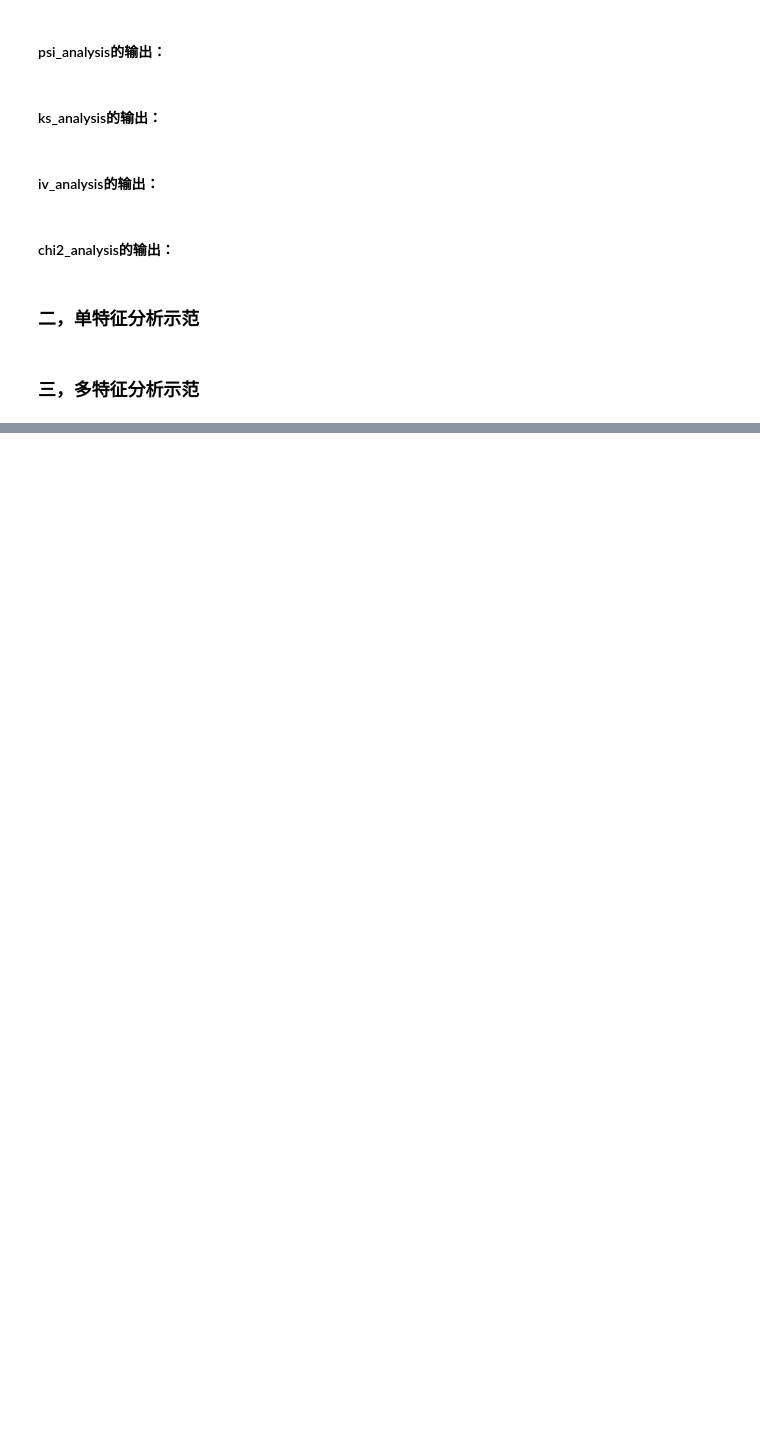
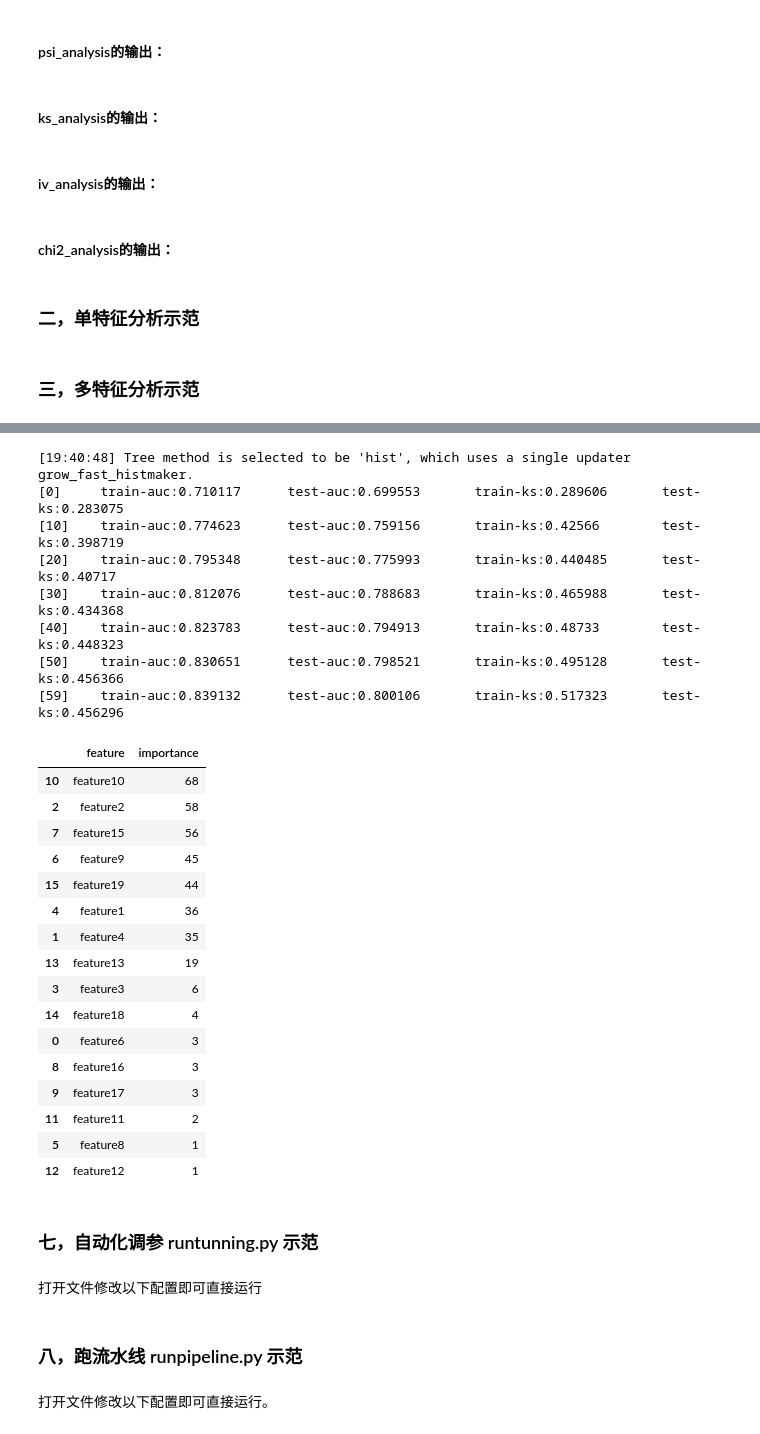
Before and after one commit to ChinaMadlife/tianjikit, a Jupyter notebook: readme.ipynb, the cells around one changed output, grey strips where cells are left out. Cells and saved outputs as stored; diff of their text form; code cells hidden in the pictures; blank space fills up the shorter version.

```diff
--- a/readme.ipynb
+++ b/readme.ipynb
@@ -388,0 +430,3 @@ tune.gridsearch_cv(params_test7,cv = 5)
+# %%
+# step0: 初始化
+tune = Tunning(dftrain,dftest,score_func = 'ks',score_gap_limit = 0.05,params_dict=params_dict,n_jobs=4)
@@ -388,0 +610,36 @@ tune.gridsearch_cv(params_test7,cv = 5)
+# %%
+# step8: train model with tuned parameters and fully train dataset.
+bst,dfimportance = tune.train_best()
+#bst.save_model('./bst.model')
+#dfimportance.to_csv('./dfimportance.csv',sep = '\t')
+dfimportance
+# %% [output]
+[19:40:48] Tree method is selected to be 'hist', which uses a single updater grow_fast_histmaker.
+[0]     train-auc:0.710117      test-auc:0.699553       train-ks:0.289606       test-ks:0.283075
+[10]    train-auc:0.774623      test-auc:0.759156       train-ks:0.42566        test-ks:0.398719
+[20]    train-auc:0.795348      test-auc:0.775993       train-ks:0.440485       test-ks:0.40717
+[30]    train-auc:0.812076      test-auc:0.788683       train-ks:0.465988       test-ks:0.434368
+[40]    train-auc:0.823783      test-auc:0.794913       train-ks:0.48733        test-ks:0.448323
+[50]    train-auc:0.830651      test-auc:0.798521       train-ks:0.495128       test-ks:0.456366
+[59]    train-auc:0.839132      test-auc:0.800106       train-ks:0.517323       test-ks:0.456296
+|  | feature | importance |
+| 10 | feature10 | 68 |
+| 2 | feature2 | 58 |
+| 7 | feature15 | 56 |
+| 6 | feature9 | 45 |
+| 15 | feature19 | 44 |
+| 4 | feature1 | 36 |
+| 1 | feature4 | 35 |
+| 13 | feature13 | 19 |
+| 3 | feature3 | 6 |
+| 14 | feature18 | 4 |
+| 0 | feature6 | 3 |
+| 8 | feature16 | 3 |
+| 9 | feature17 | 3 |
+| 11 | feature11 | 2 |
+| 5 | feature8 | 1 |
+| 12 | feature12 | 1 |
+# %% [markdown]
+### 七，自动化调参 runtunning.py 示范
+# %% [markdown]
+打开文件修改以下配置即可直接运行
@@ -388,0 +731,4 @@ tune.gridsearch_cv(params_test7,cv = 5)
+# %% [markdown]
+### 八，跑流水线 runpipeline.py 示范
+# %% [markdown]
+打开文件修改以下配置即可直接运行。
```
Also changed, not shown: parts of 39 cells of this notebook, 6 other files.
